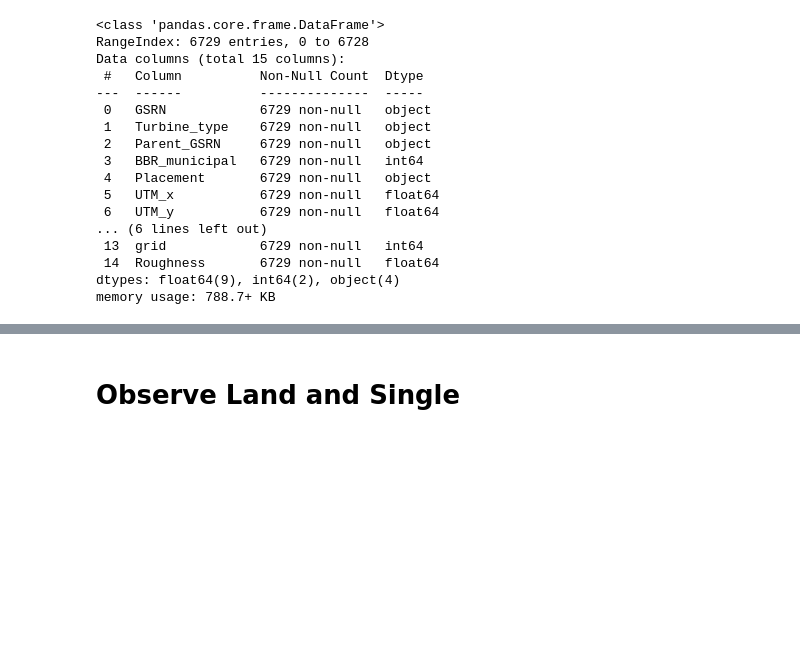
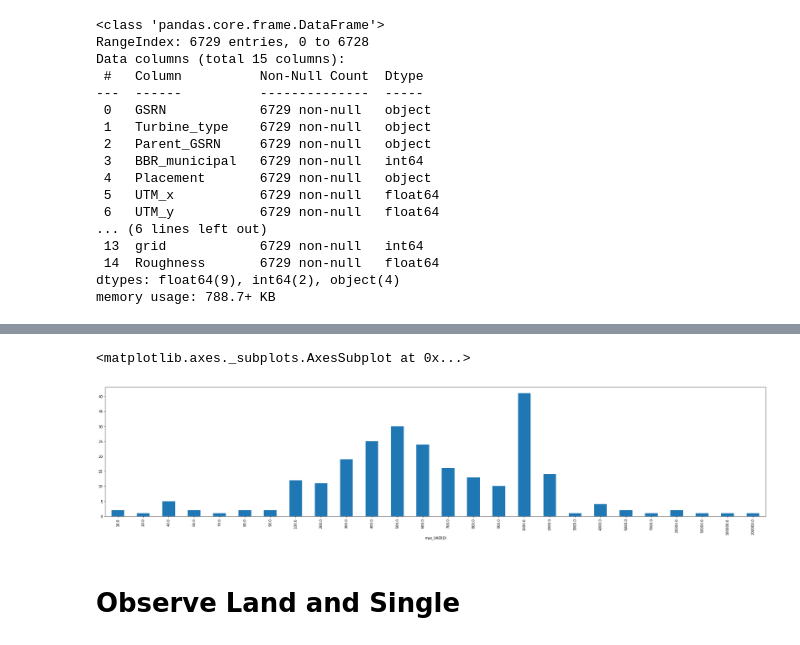
Before and after one commit to sevewing/WindmillPrediction, a Jupyter notebook: Windmill_preprocessing.ipynb, the cells around one changed output, grey strips where cells are left out. Saved outputs shown, nothing was run; the diff lists cells and outputs as text; code cells hidden in the pictures; blank space fills up the shorter version.

```diff
--- a/Windmill_preprocessing.ipynb
+++ b/Windmill_preprocessing.ipynb
@@ -221,6 +232,0 @@ windmill_park.head(3)
-# %%
-windmill_park["Navhub_height"] = windmill_park["Navhub_height_group"].apply(lambda x: np.mean(x).astype(float))
-windmill_park["Rotor_diameter"] = windmill_park["Rotor_diameter_group"].apply(lambda x: np.mean(x).astype(float))
-windmill_park["Elevation"] = windmill_park["Elevation_group"].apply(lambda x: np.mean(x).astype(float))
-windmill_park["Slope"] = windmill_park["Slope_group"].apply(lambda x: np.mean(x).astype(float))
-windmill_park["Roughness"] = windmill_park["Roughness_group"].apply(lambda x: np.mean(x).astype(float))
@@ -243,3 +233,9 @@ windmill_park
+# %%
+plt.figure(figsize=(35,7))
+windmill_park.groupby("max_VAERDI").count()["GSRN"].plot.bar()
+# %% [output]
+<matplotlib.axes._subplots.AxesSubplot at 0x...>
+[figure, added]
 # %%
 windmill_park.to_csv('data/windmill_park_cleaned.csv', index=False)
 # %% [markdown]
```
Also changed, not shown: parts of 56 cells of this notebook, 6 other files.
